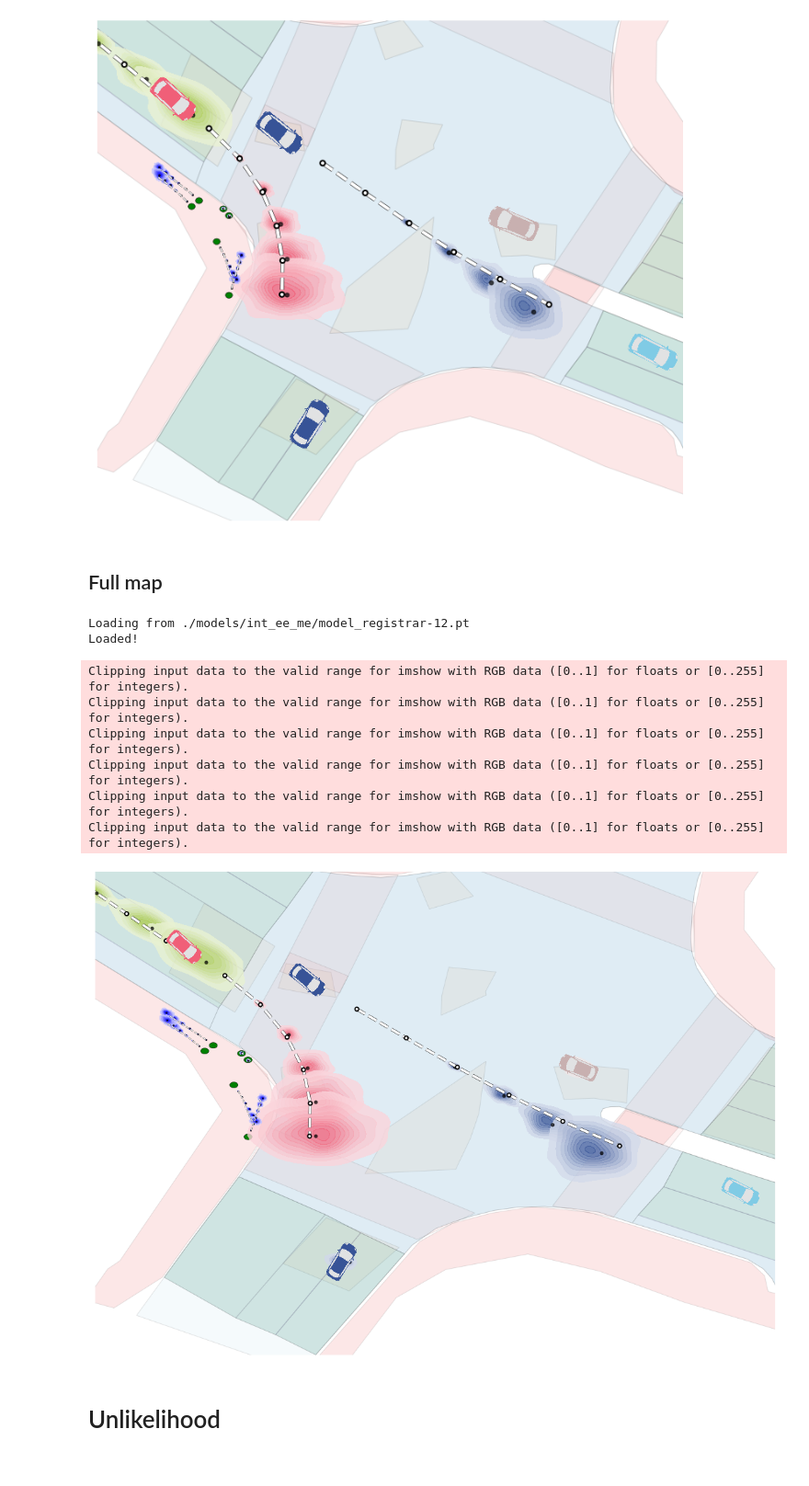
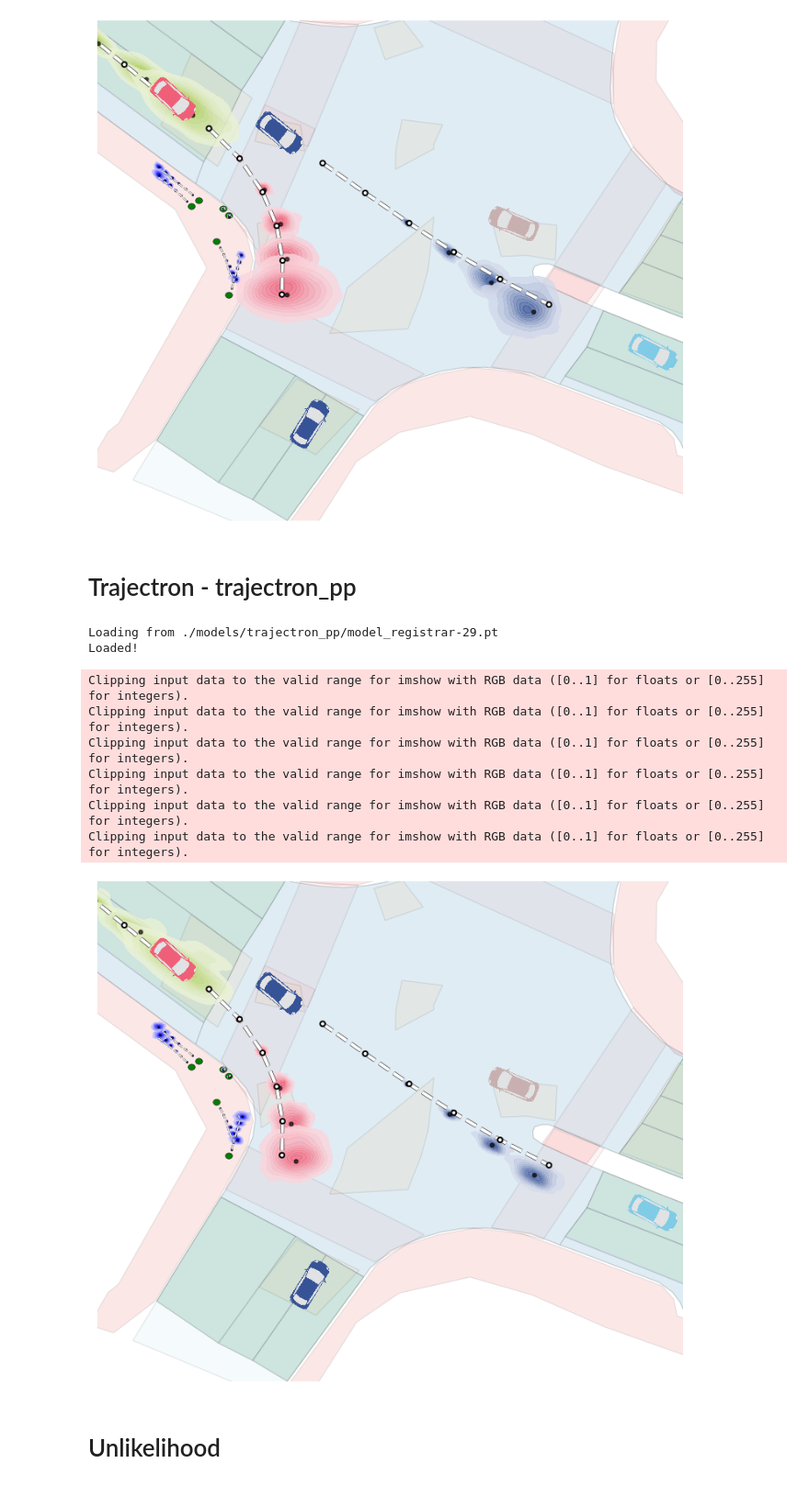
Before and after one commit to thanh-ntt/UnlikelihoodMotionForecasting, a Jupyter notebook: experiments/nuScenes/NuScenes Qualitative.ipynb, the cells around one changed output. Shown at 92% size. Drawn from its saved outputs; the diff is of its cells as text; code cells hidden in the pictures.

```diff
--- a/experiments/nuScenes/NuScenes Qualitative.ipynb
+++ b/experiments/nuScenes/NuScenes Qualitative.ipynb
@@ -126,11 +118,11 @@ Clipping input data to the valid range for imshow with RGB data ([0..1] for floa
 Clipping input data to the valid range for imshow with RGB data ([0..1] for floats or [0..255] for integers).
 Clipping input data to the valid range for imshow with RGB data ([0..1] for floats or [0..255] for integers).
 [figure]
-# %% [markdown]
-## Full map
+# %% [markdown]
+# Trajectron - trajectron_pp
 # %%
-model_dir = os.path.join(log_dir, 'int_ee_me')
-eval_stg, hyp = load_model(model_dir, eval_env, ts=12)
+model_dir = os.path.join(log_dir, 'trajectron_pp')
+eval_stg, hyp = load_model(model_dir, eval_env, ts=29)
 
 with torch.no_grad():
     timestep = np.array([2])
@@ -147,7 +139,8 @@ with torch.no_grad():
                                       gmm_mode=True)
 
     # Plot predicted timestep for random scene in map
-    fig, ax = nusc_map.render_layers(layer_names = layers, alpha=0.1)
+    my_patch = (x_min, y_min, x_max, y_max)
+    fig, ax = nusc_map.render_map_patch(my_patch, layers, figsize=(10, 10), alpha=0.1, render_egoposes_range=False)
 
     ax.plot([], [], 'ko-',
             zorder=620,
@@ -163,36 +156,36 @@ with torch.no_grad():
     plot_vehicle_nice(ax,
                       predictions,
                       scene.dt,
                       max_hl=10,
                       ph=ph,
                       map=None, x_min=x_min, y_min=y_min)
 
     plot_vehicle_mm(ax,
                     predictions_mm,
                     scene.dt,
                     max_hl=10,
                     ph=ph,
                     map=None, x_min=x_min, y_min=y_min)
 
     ax.set_ylim((1385, 1435))
     ax.set_xlim((850, 900))
     leg = ax.legend(loc='upper right', fontsize=20, frameon=True)
     ax.axis('off')
     for lh in leg.legendHandles:
         lh.set_alpha(.5)
     ax.get_legend().remove()
     fig.show()
-    fig.savefig('/home/t/thanh/output/plots/qual_nuScenes_map_pos_ful.pdf', dpi=300, bbox_inches='tight')
+    fig.savefig('/home/t/thanh/output/plots/qual_nuScenes_trajectron_pp.pdf', dpi=300, bbox_inches='tight')
 # %% [output]
-Loading from ./models/int_ee_me/model_registrar-12.pt
+Loading from ./models/trajectron_pp/model_registrar-29.pt
 Loaded!
 Clipping input data to the valid range for imshow with RGB data ([0..1] for floats or [0..255] for integers).
 Clipping input data to the valid range for imshow with RGB data ([0..1] for floats or [0..255] for integers).
 Clipping input data to the valid range for imshow with RGB data ([0..1] for floats or [0..255] for integers).
 Clipping input data to the valid range for imshow with RGB data ([0..1] for floats or [0..255] for integers).
 Clipping input data to the valid range for imshow with RGB data ([0..1] for floats or [0..255] for integers).
 Clipping input data to the valid range for imshow with RGB data ([0..1] for floats or [0..255] for integers).
-[figure, old version]
+[figure, new version]
 # %% [markdown]
 # Unlikelihood
 # %%
```
Also changed, not shown: parts of 4 cells of this notebook, 1 other file.
